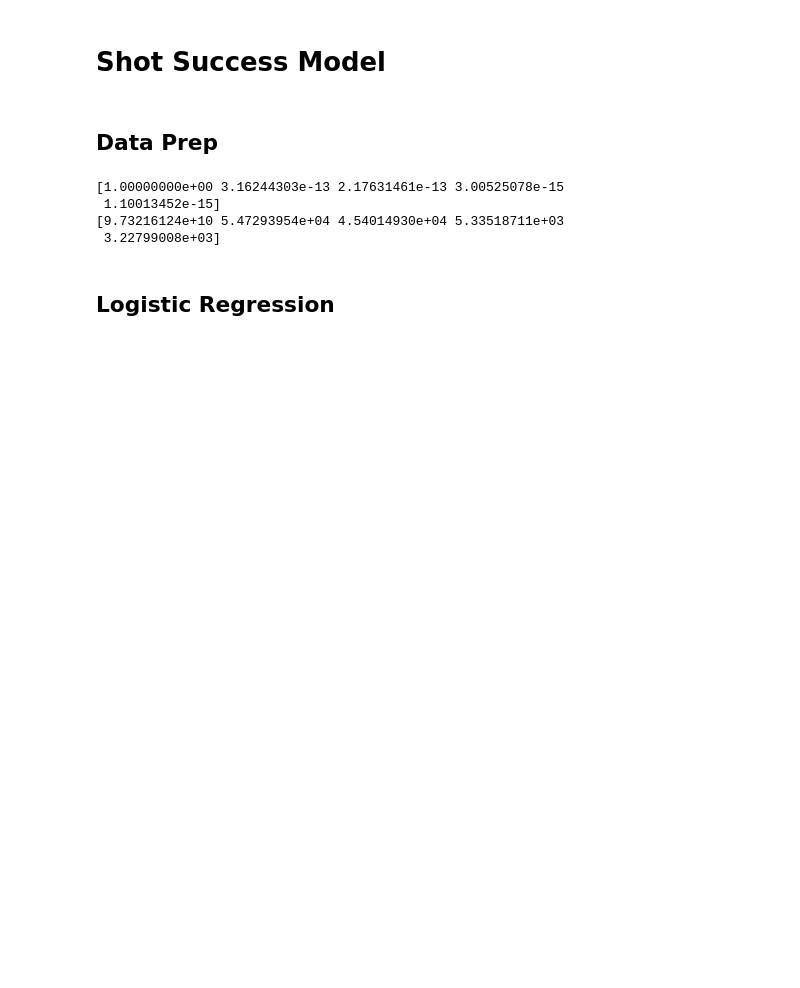
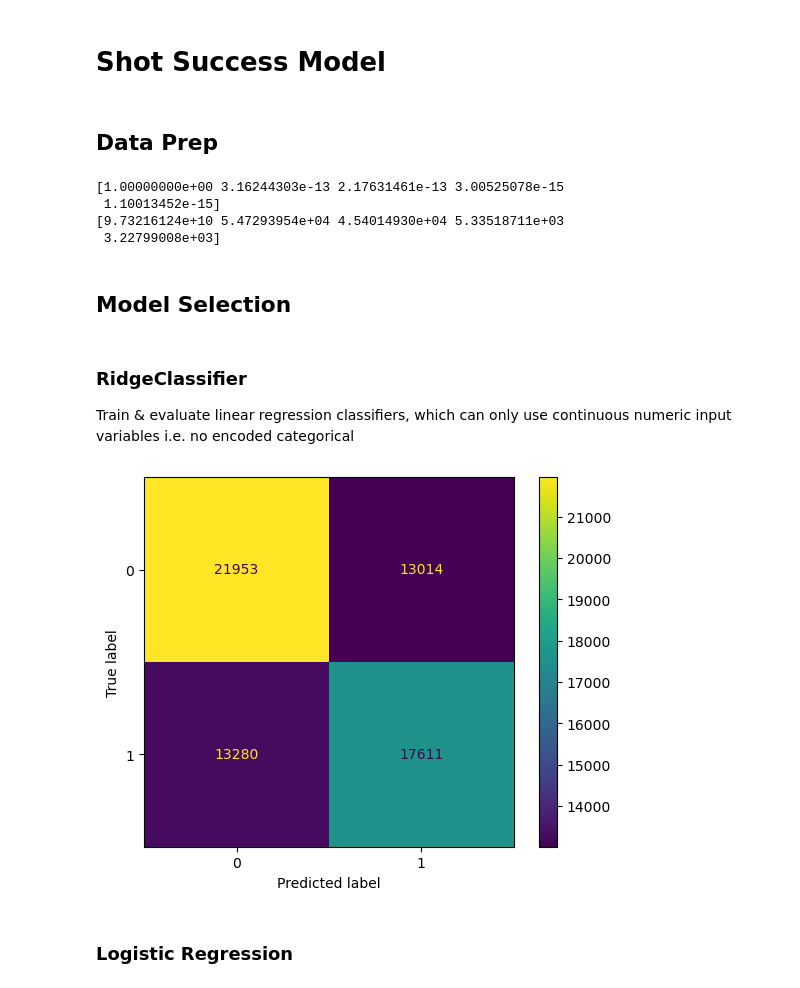
Before and after one commit to carlsonhu225-source/data7001_g02, a Jupyter notebook: Shot Success Model.ipynb, the cells around one changed output. Saved outputs shown, nothing was run; the diff lists cells and outputs as text; code cells hidden in the pictures; blank space fills up the shorter version.

```diff
--- a/Shot Success Model.ipynb
+++ b/Shot Success Model.ipynb
@@ -34,5 +37,12 @@ print(pca.singular_values_)
 # %%
 data = df_encoded
 # %%
+# Data for linear regression (excludes categorical variables)
+
 Y = pl.Series(data.select('SHOT_MADE_FLAG')).to_numpy()
-X = data.drop('shotDistance')
+X = data.select(
+    ['shotDistance'
+    ]
+    )
+
+x_train, x_test, y_train, y_test = train_test_split(X, Y, train_size=0.7)
@@ -38,0 +58,17 @@ X = data.drop('shotDistance')
+# %% [markdown]
+## Model Selection
+# %% [markdown]
+### RidgeClassifier
+
+Train & evaluate linear regression classifiers, which can only use continuous numeric input variables i.e. no encoded categorical
+# %%
+clf_ridge = RidgeClassifier().fit(x_train, y_train)
+y_pred_ridge = clf_ridge.predict(x_test)
+
+# Calculate & display confusion matrix
+cm_ridge = metrics.confusion_matrix(y_test, y_pred_ridge)
+cm_fig_ridge = metrics.ConfusionMatrixDisplay(confusion_matrix=cm_ridge, display_labels=clf_ridge.classes_)
+cm_fig_ridge.plot(values_format='d')
+plt.show()
+# %% [output]
+[figure, added]
@@ -39,3 +81,3 @@ X = data.drop('shotDistance')
 # %% [markdown]
-## Logistic Regression
+### Logistic Regression
 # %%
```
Also changed, not shown: parts of 26 cells of this notebook, 3 other files.
